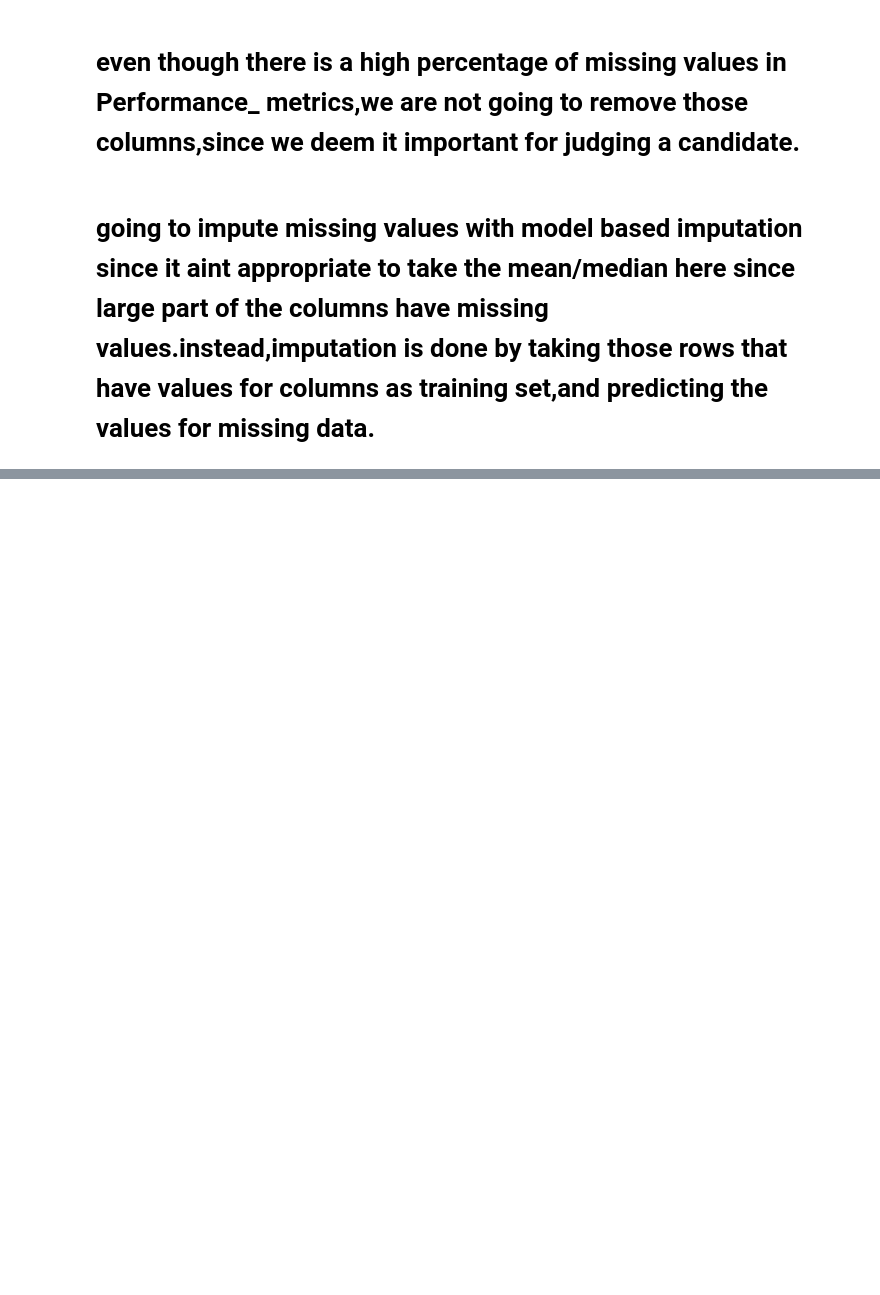
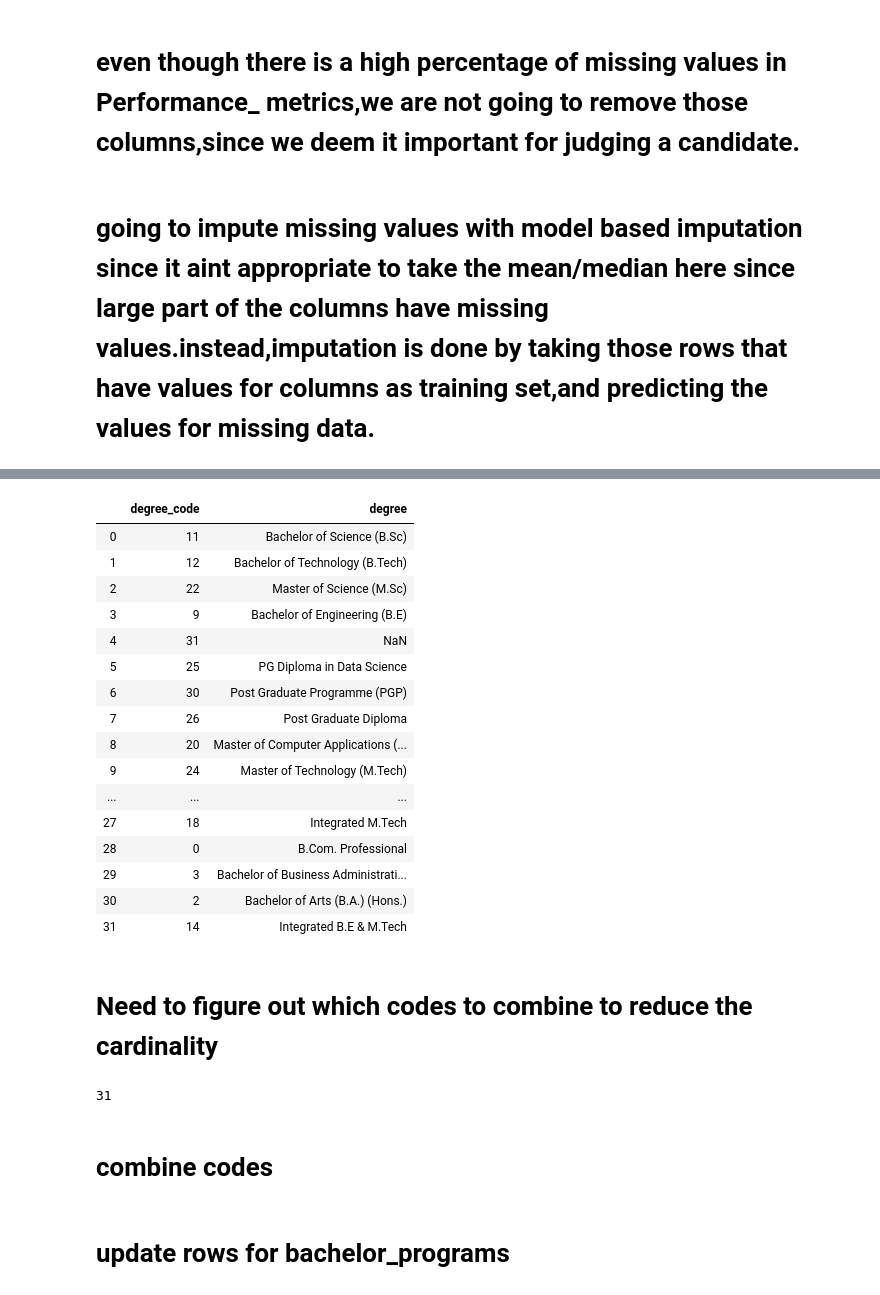
Before and after one commit to kjothisadhanand/foster-app, a Jupyter notebook: sample-data/Sadhanand/machine_learning_model_candidate_selection.ipynb, the cells around one changed output, grey strips where cells are left out. Saved outputs shown, nothing was run; the diff lists cells and outputs as text; code cells hidden in the pictures; blank space fills up the shorter version.

```diff
--- a/sample-data/Sadhanand/machine_learning_model_candidate_selection.ipynb
+++ b/sample-data/Sadhanand/machine_learning_model_candidate_selection.ipynb
@@ -83,0 +111,2 @@ ImportError: cannot import name 'KNNImputer' from 'sklearn.impute' (C:\ProgramDa
+# %%
+dataset["Degree_code"] = lb_Degree.fit_transform(list(dataset["Degree"]))
@@ -83,0 +128,3 @@ ImportError: cannot import name 'KNNImputer' from 'sklearn.impute' (C:\ProgramDa
+# %%
+array_degree_code=dataset.Degree_code.unique()
+array_degree_code
@@ -83,0 +135,3 @@ ImportError: cannot import name 'KNNImputer' from 'sklearn.impute' (C:\ProgramDa
+# %%
+array_degree=dataset.Degree.unique()
+array_degree
@@ -83,0 +156,26 @@ ImportError: cannot import name 'KNNImputer' from 'sklearn.impute' (C:\ProgramDa
+# %%
+s1 = pd.Series(list(array_degree_code), name='degree_code')
+s2 = pd.Series(list(array_degree), name='degree')
+df_unique_combinations=pd.concat([s1, s2], axis=1)
+# %%
+df_unique_combinations
+# %% [output]
+|  | degree_code | degree |
+| 0 | 11 | Bachelor of Science (B.Sc) |
+| 1 | 12 | Bachelor of Technology (B.Tech) |
+| 2 | 22 | Master of Science (M.Sc) |
+| 3 | 9 | Bachelor of Engineering (B.E) |
+| 4 | 31 | NaN |
+| 5 | 25 | PG Diploma in Data Science |
+| 6 | 30 | Post Graduate Programme (PGP) |
+| 7 | 26 | Post Graduate Diploma |
+| 8 | 20 | Master of Computer Applications (... |
+| 9 | 24 | Master of Technology (M.Tech) |
+| ... | ... | ... |
+| 27 | 18 | Integrated M.Tech |
+| 28 | 0 | B.Com. Professional |
+| 29 | 3 | Bachelor of Business Administrati... |
+| 30 | 2 | Bachelor of Arts (B.A.) (Hons.) |
+| 31 | 14 | Integrated B.E & M.Tech |
+# %% [markdown]
+# Need to figure out which codes to combine to reduce the cardinality
@@ -83,0 +187,8 @@ ImportError: cannot import name 'KNNImputer' from 'sklearn.impute' (C:\ProgramDa
+# %%
+len(set1_codes)+len(set2_codes)+len(set3_codes)
+# %% [output]
+31
+# %% [markdown]
+# combine codes
+# %% [markdown]
+# update rows for bachelor_programs
```
Also changed, not shown: parts of 107 cells of this notebook.
